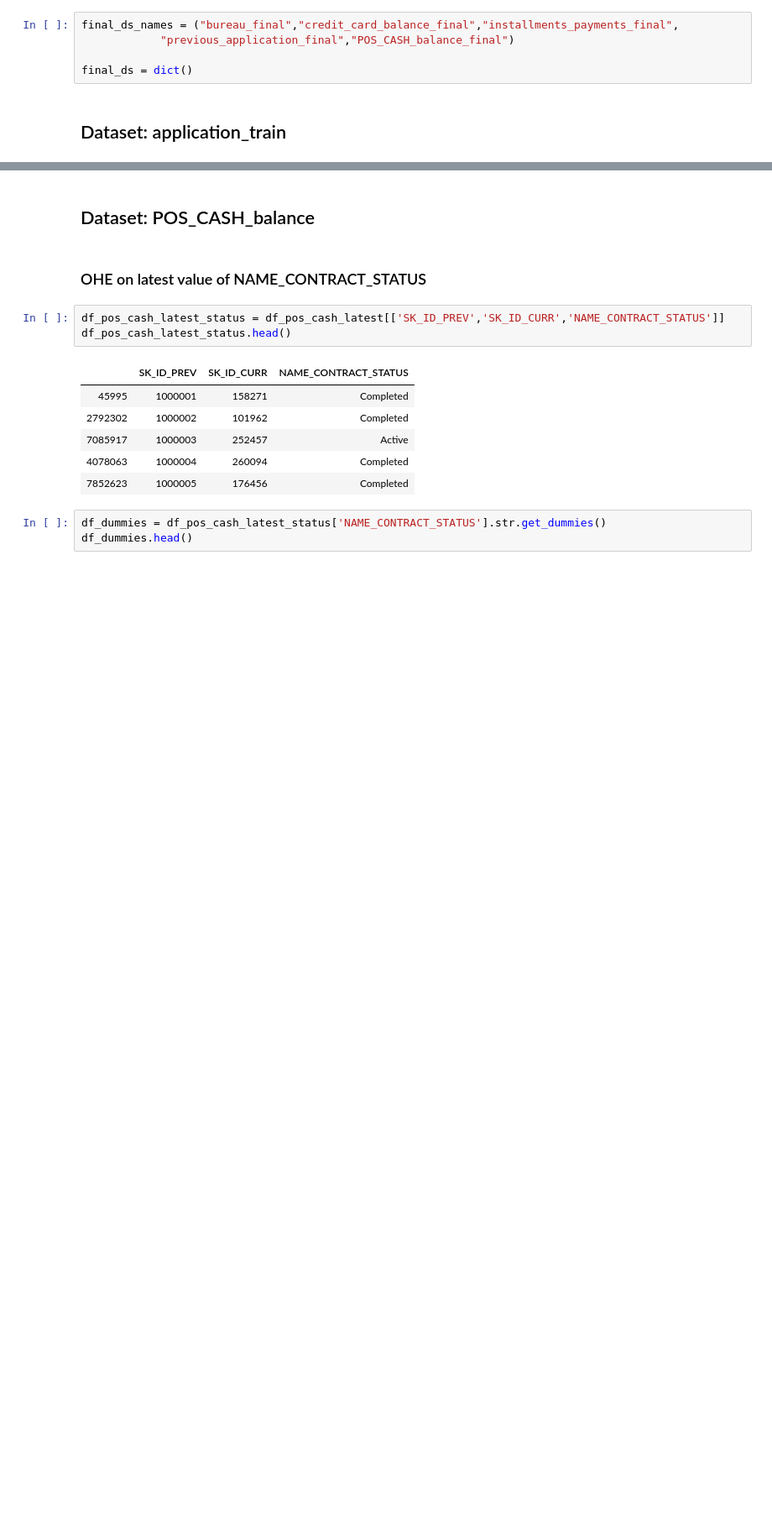
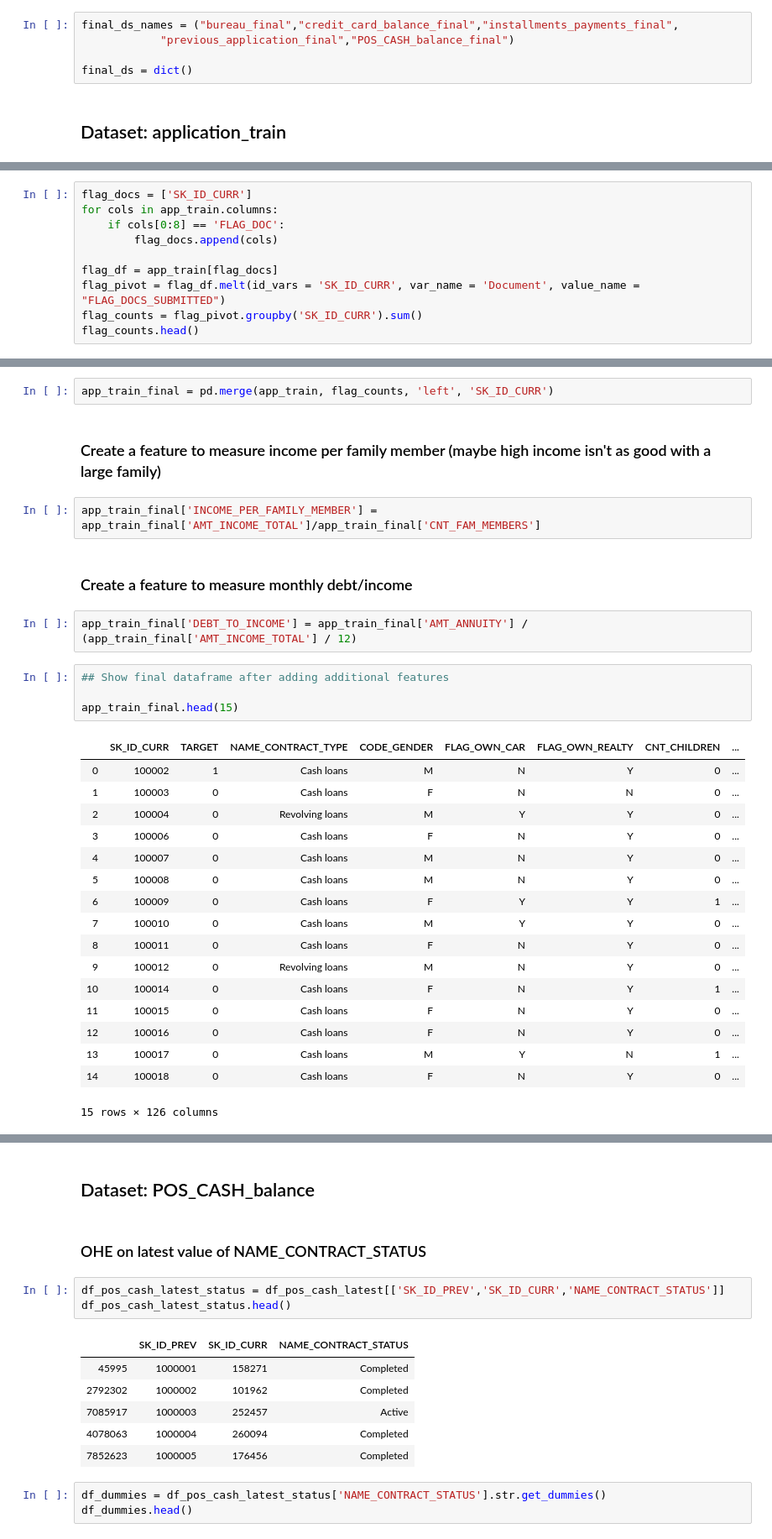
Before and after one commit to kpimparkar/SP20_AML_Project, a Jupyter notebook: Group11_Phase1_Notebook - Copy.ipynb, the cells around one changed output, grey strips where cells are left out. Shown at 84% size. Saved outputs shown, nothing was run; the diff lists cells and outputs as text; blank space fills up the shorter version.

```diff
--- a/Group11_Phase1_Notebook - Copy.ipynb
+++ b/Group11_Phase1_Notebook - Copy.ipynb
@@ -1174,0 +1191,10 @@ final_ds = dict()
+# %%
+flag_docs = ['SK_ID_CURR']
+for cols in app_train.columns:
+    if cols[0:8] == 'FLAG_DOC':
+        flag_docs.append(cols)
+
+flag_df = app_train[flag_docs]
+flag_pivot = flag_df.melt(id_vars = 'SK_ID_CURR', var_name = 'Document', value_name = "FLAG_DOCS_SUBMITTED")
+flag_counts = flag_pivot.groupby('SK_ID_CURR').sum()
+flag_counts.head()
@@ -1174,0 +1209,32 @@ final_ds = dict()
+# %%
+app_train_final = pd.merge(app_train, flag_counts, 'left', 'SK_ID_CURR')
+# %% [markdown]
+### Create a feature to measure income per family member (maybe high income isn't as good with a large family)
+# %%
+app_train_final['INCOME_PER_FAMILY_MEMBER'] = app_train_final['AMT_INCOME_TOTAL']/app_train_final['CNT_FAM_MEMBERS']
+# %% [markdown]
+### Create a feature to measure monthly debt/income
+# %%
+app_train_final['DEBT_TO_INCOME'] = app_train_final['AMT_ANNUITY'] / (app_train_final['AMT_INCOME_TOTAL'] / 12)
+# %%
+## Show final dataframe after adding additional features
+
+app_train_final.head(15)
+# %% [output]
+|  | SK_ID_CURR | TARGET | NAME_CONTRACT_TYPE | CODE_GENDER | FLAG_OWN_CAR | FLAG_OWN_REALTY | CNT_CHILDREN | ... |
+| 0 | 100002 | 1 | Cash loans | M | N | Y | 0 | ... |
+| 1 | 100003 | 0 | Cash loans | F | N | N | 0 | ... |
+| 2 | 100004 | 0 | Revolving loans | M | Y | Y | 0 | ... |
+| 3 | 100006 | 0 | Cash loans | F | N | Y | 0 | ... |
+| 4 | 100007 | 0 | Cash loans | M | N | Y | 0 | ... |
+| 5 | 100008 | 0 | Cash loans | M | N | Y | 0 | ... |
+| 6 | 100009 | 0 | Cash loans | F | Y | Y | 1 | ... |
+| 7 | 100010 | 0 | Cash loans | M | Y | Y | 0 | ... |
+| 8 | 100011 | 0 | Cash loans | F | N | Y | 0 | ... |
+| 9 | 100012 | 0 | Revolving loans | M | N | Y | 0 | ... |
+| 10 | 100014 | 0 | Cash loans | F | N | Y | 1 | ... |
+| 11 | 100015 | 0 | Cash loans | F | N | Y | 0 | ... |
+| 12 | 100016 | 0 | Cash loans | F | N | Y | 0 | ... |
+| 13 | 100017 | 0 | Cash loans | M | Y | N | 1 | ... |
+| 14 | 100018 | 0 | Cash loans | F | N | Y | 0 | ... |
+15 rows × 126 columns
```
Also changed, not shown: parts of 79 cells of this notebook.
